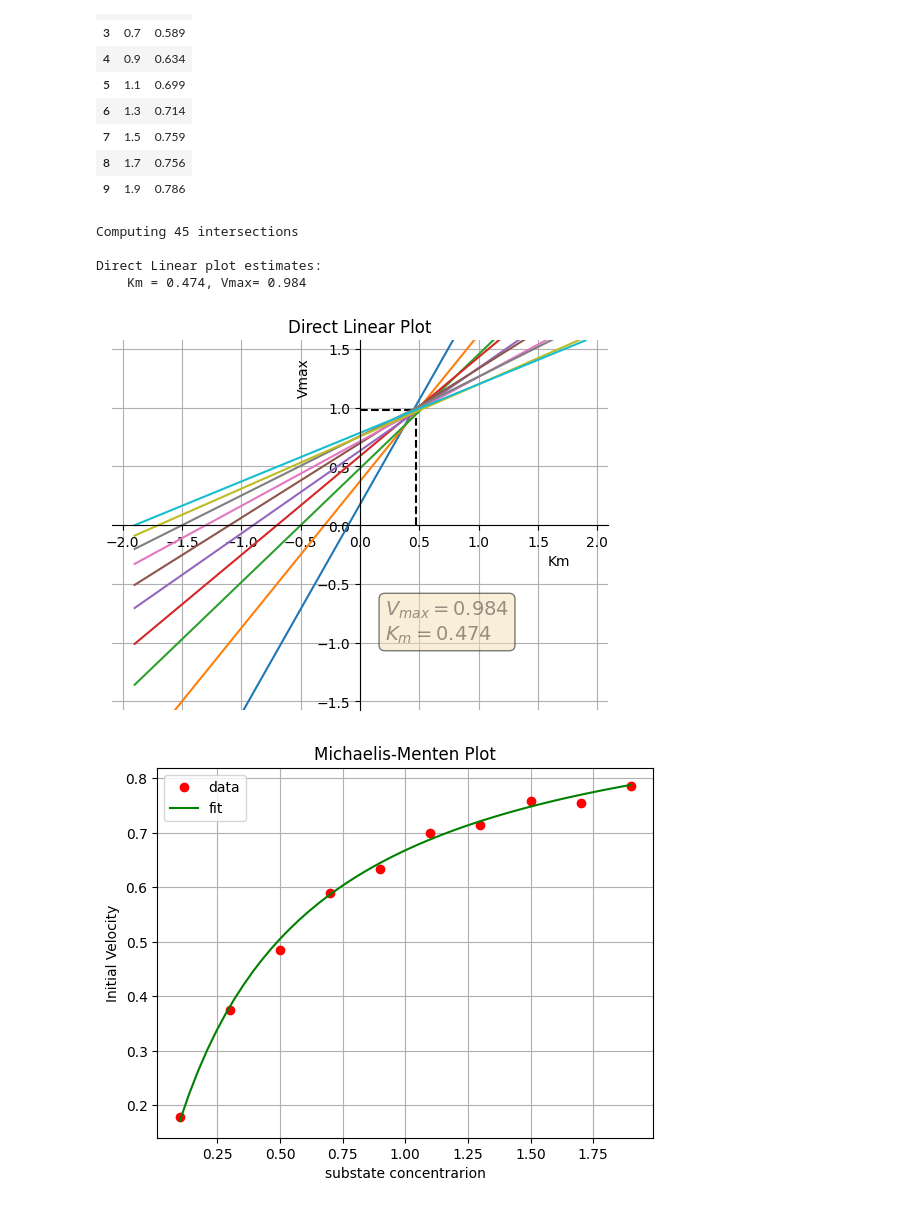
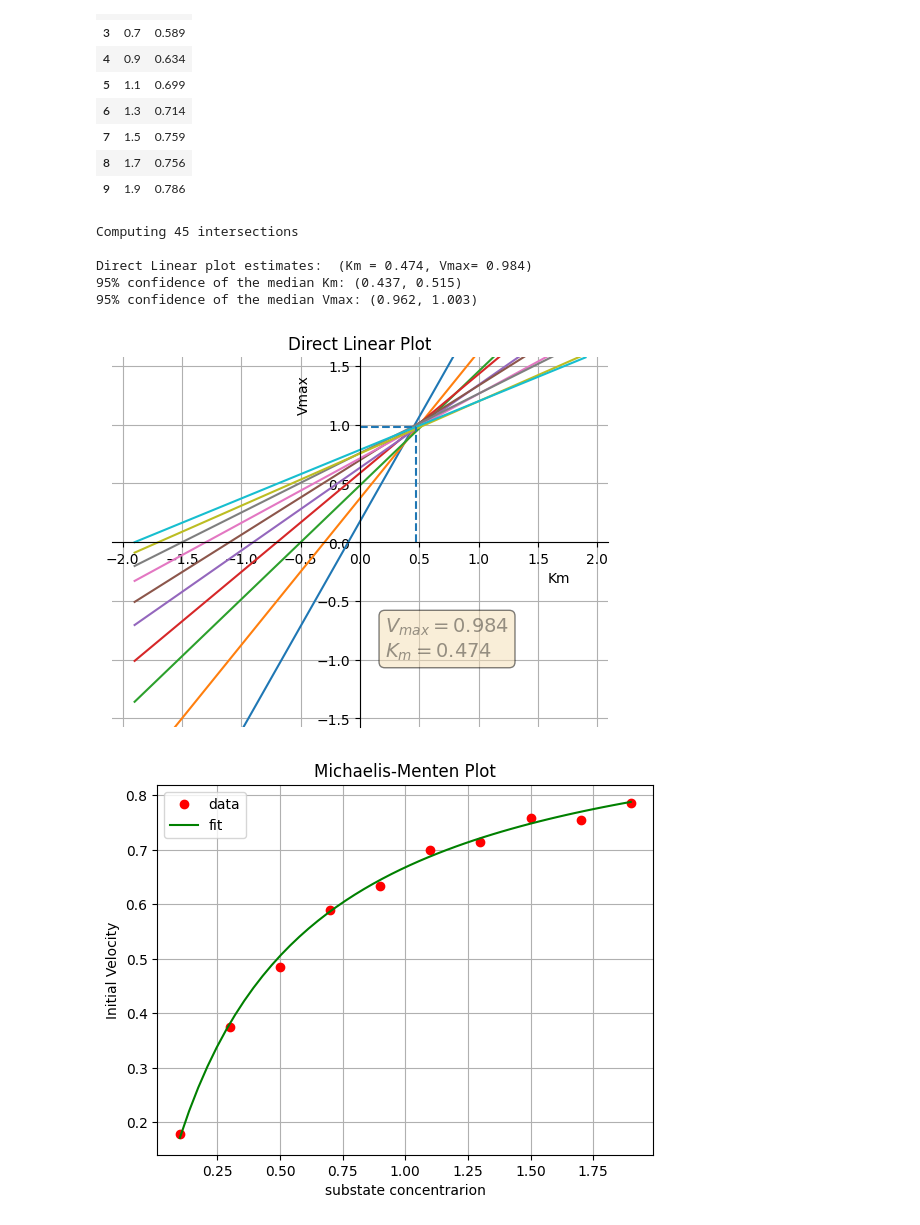
Before and after one commit to pjmartel/teaching, a Jupyter notebook: enzymology/ECB_plot_pt.ipynb, the cells around one changed output. Drawn from its saved outputs; the diff is of its cells as text; code cells hidden in the pictures.

Commit message:
Added calculation of bootstrap confidence intervals for Km and Vmax estimates.

```diff
--- a/enzymology/ECB_plot_pt.ipynb
+++ b/enzymology/ECB_plot_pt.ipynb
@@ -180,40 +182,51 @@ ax.xaxis.set_ticks_position('bottom')
 ax.yaxis.set_ticks_position('left')
 ax.set_xlabel("Km",x=0.9)
 ax.set_ylabel("Vmax",y=0.9)
 # # Remove zeros on x an y axis
 # import matplotlib.ticker as ticker
 # func = lambda x, pos: "" if np.isclose(x,0) else x
 # ax.xaxis.set_major_formatter(ticker.FuncFormatter(func))
 # ax.yaxis.set_major_formatter(ticker.FuncFormatter(func))
 
 # Compute estimates
 ECB_Km = np.median(int_Km)
 ECB_Vmax = np.median(int_Vmax)
 
 # draw dashed lines on the medians
 ax.vlines(ECB_Km,0,ECB_Vmax,linestyles='dashed')
 ax.hlines(ECB_Vmax,0,ECB_Km, linestyles='dashed')
 
 # Place a box with the estimates
 textstr = '\n'.join((
     r'$V_{max}=%.3g$' % (ECB_Vmax, ),
     r'$K_m=%.3g$' % (ECB_Km, )))
     #r'$\sigma=%.2f$' % (sigma, ))))
 # place a text box in lower left in axes coords
 props = dict(boxstyle='round', facecolor='wheat', alpha=0.5)
 ax.text(0.55, 0.30, textstr, transform=ax.transAxes, fontsize=14,
         verticalalignment='top', bbox=props,alpha=0.4)
 
-print("Direct Linear plot estimates:")
-print("    Km = {:5.3g}, Vmax= {:5.3g}".format(ECB_Km, ECB_Vmax))
-print()
-print()
+print("Direct Linear plot estimates:", end=' ')
+print(" (Km = {:5.3g}, Vmax= {:5.3g})".format(ECB_Km, ECB_Vmax))
+
+# Compute bootstrap intervals for the median
+bt_samples = 1000
+bt_Km = np.array([np.median(np.random.choice(int_Km, size=len(int_Km), replace=True)) for _ in range(bt_samples)])
+bt_Vmax = np.array([np.median(np.random.choice(int_Vmax, size=len(int_Vmax), replace=True)) for _ in range(bt_samples)])
+
+# Compute 95% confidence interval using the percentile method
+Km_ci_lower, Km_ci_upper = np.percentile(bt_Km, 2.5), np.percentile(bt_Km, 97.5)
+Vmax_ci_lower, Vmax_ci_upper = np.percentile(bt_Vmax, 2.5), np.percentile(bt_Vmax, 97.5)
+
+print("95%% confidence of the median Km: (%2.3f, %2.3f)" % (Km_ci_lower, Km_ci_upper))
+print("95%% confidence of the median Vmax: (%2.3f, %2.3f)" % (Vmax_ci_lower, Vmax_ci_upper))
 # %% [output]
 Computing 45 intersections
 
-Direct Linear plot estimates:
-    Km = 0.474, Vmax= 0.984
+Direct Linear plot estimates:  (Km = 0.474, Vmax= 0.984)
+95% confidence of the median Km: (0.437, 0.515)
+95% confidence of the median Vmax: (0.962, 1.003)
-[figure, old version]
+[figure, new version]
 # %%
 #@title Carregue em "Play" para visualizar o gráfico de v *versus* [A]
 ax = plt.gca()
```
Also changed, not shown: parts of 1 cell of this notebook.
